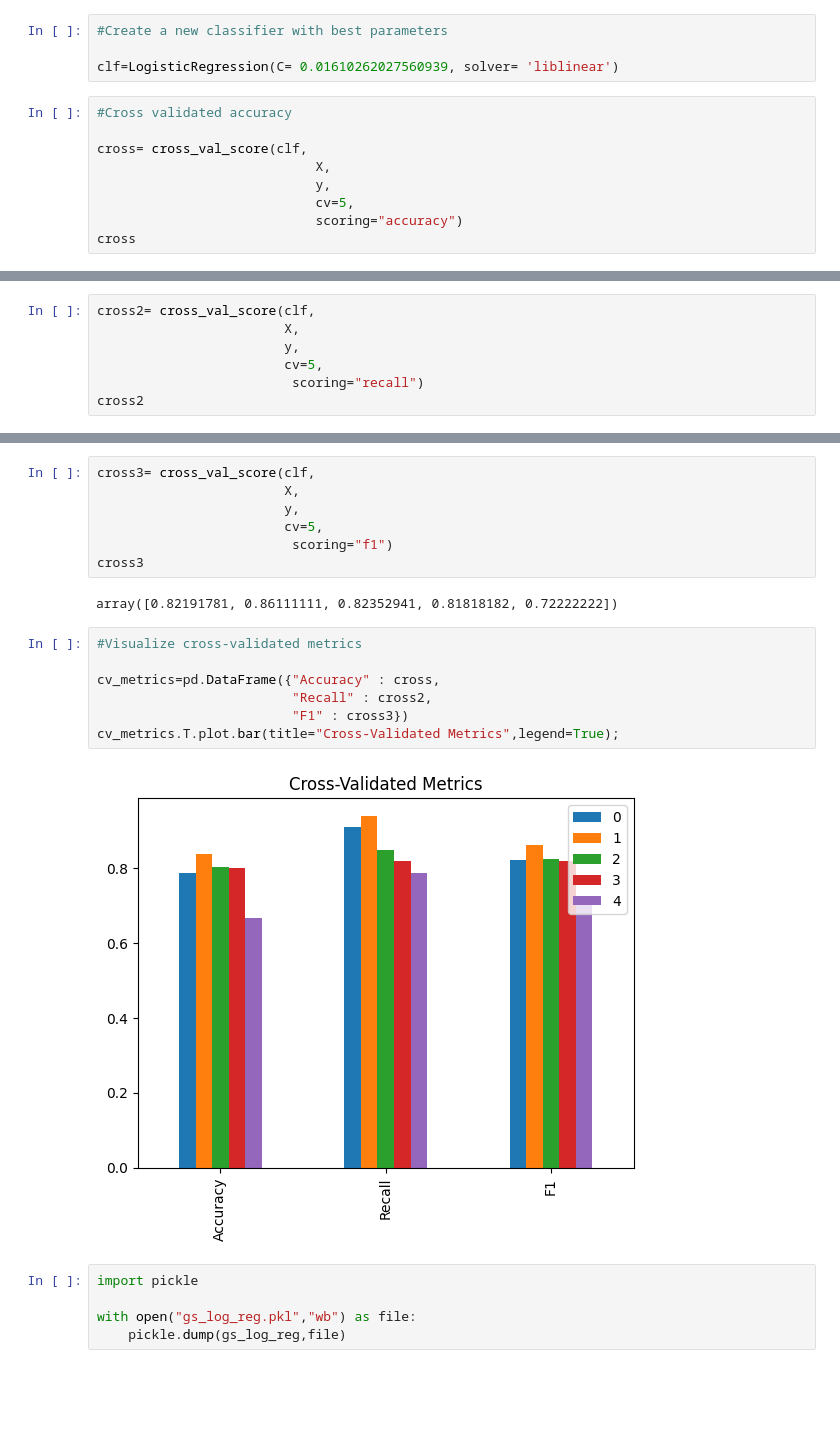
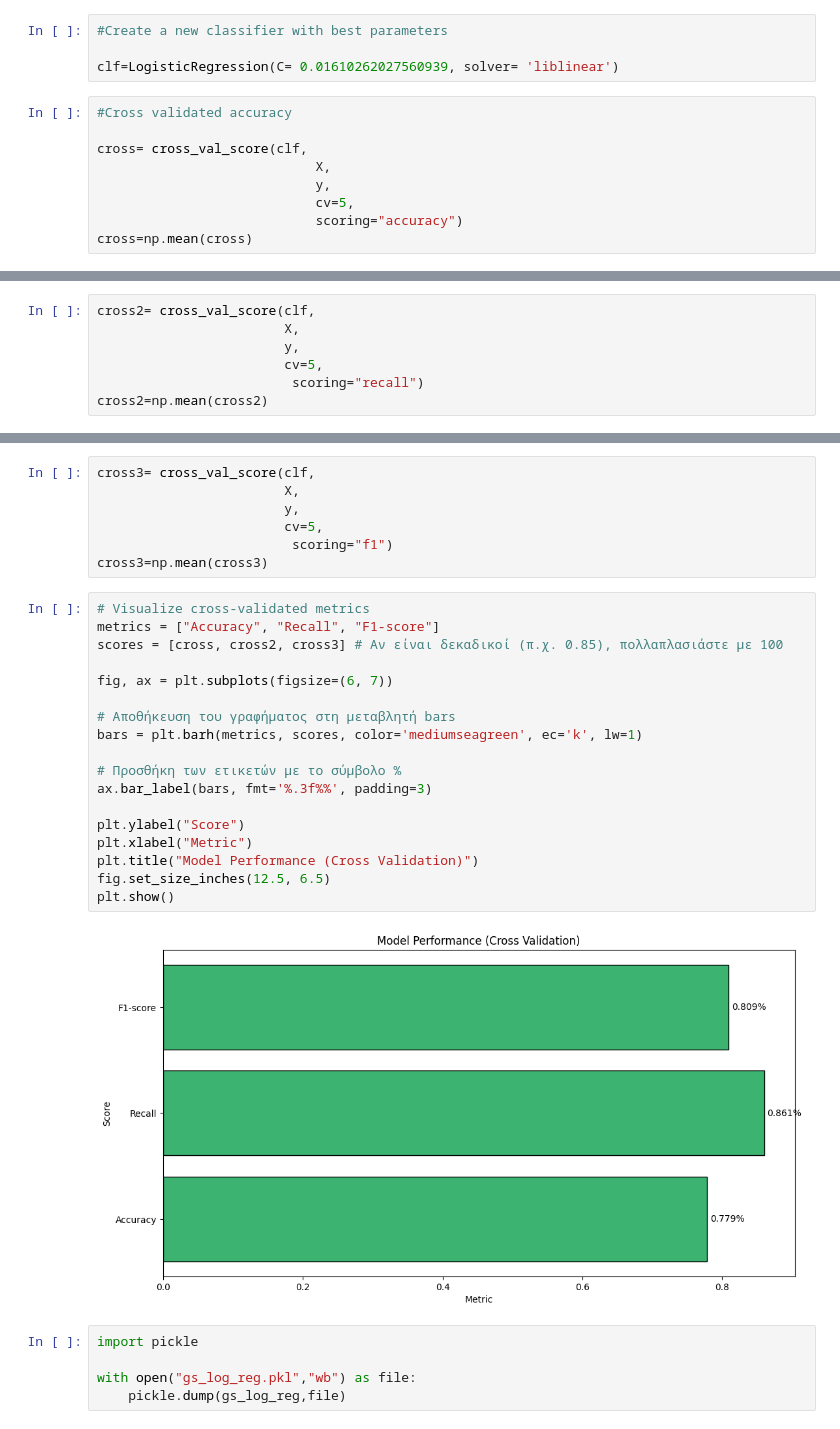
Before and after one commit to Argyrhspet1/Classification-project-on-heart-disease, a Jupyter notebook: end-to-end project on Heart disease classification.ipynb, the cells around one changed output, grey strips where cells are left out. Saved outputs shown, nothing was run; the diff lists cells and outputs as text; blank space fills up the shorter version.

```diff
--- a/Heart_disease_classification_project.ipynb
+++ b/end-to-end project on Heart disease classification.ipynb
@@ -665,4 +664,4 @@ cross= cross_val_score(clf,
                             y,
                             cv=5,
                             scoring="accuracy")
-cross
+cross=np.mean(cross)
@@ -674,5 +671,5 @@ cross2= cross_val_score(clf,
                         y,
                         cv=5,
                          scoring="recall")
-cross2
+cross2=np.mean(cross2)
 # %% [output]
@@ -683,18 +680,27 @@ cross3= cross_val_score(clf,
                         y,
                         cv=5,
                          scoring="f1")
-cross3
+cross3=np.mean(cross3)
-# %% [output]
-array([0.82191781, 0.86111111, 0.82352941, 0.81818182, 0.72222222])
 # %%
-#Visualize cross-validated metrics
+# Visualize cross-validated metrics
+metrics = ["Accuracy", "Recall", "F1-score"]
+scores = [cross, cross2, cross3] # Αν είναι δεκαδικοί (π.χ. 0.85), πολλαπλασιάστε με 100
 
-cv_metrics=pd.DataFrame({"Accuracy" : cross,
-                         "Recall" : cross2,
-                         "F1" : cross3})
-cv_metrics.T.plot.bar(title="Cross-Validated Metrics",legend=True);
+fig, ax = plt.subplots(figsize=(6, 7))
+
+# Αποθήκευση του γραφήματος στη μεταβλητή bars
+bars = plt.barh(metrics, scores, color='mediumseagreen', ec='k', lw=1)
+
+# Προσθήκη των ετικετών με το σύμβολο %
+ax.bar_label(bars, fmt='%.3f%%', padding=3)
+
+plt.ylabel("Score")
+plt.xlabel("Metric")
+plt.title("Model Performance (Cross Validation)")
+fig.set_size_inches(12.5, 6.5)
+plt.show()
 # %% [output]
-[figure, old version]
+[figure, new version]
 # %%
 import pickle
 
```
Also changed, not shown: parts of 3 cells of this notebook.
